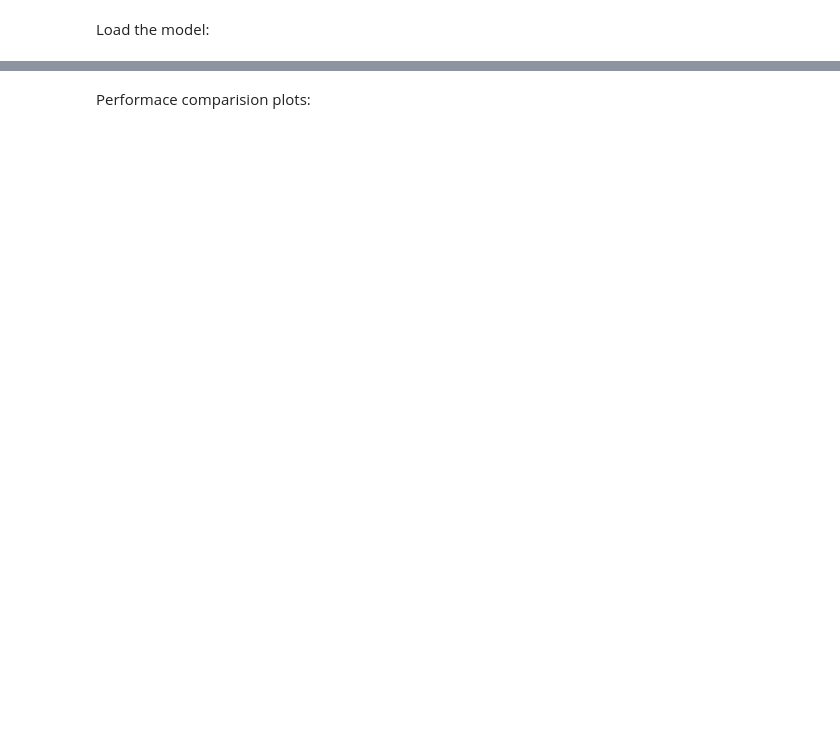
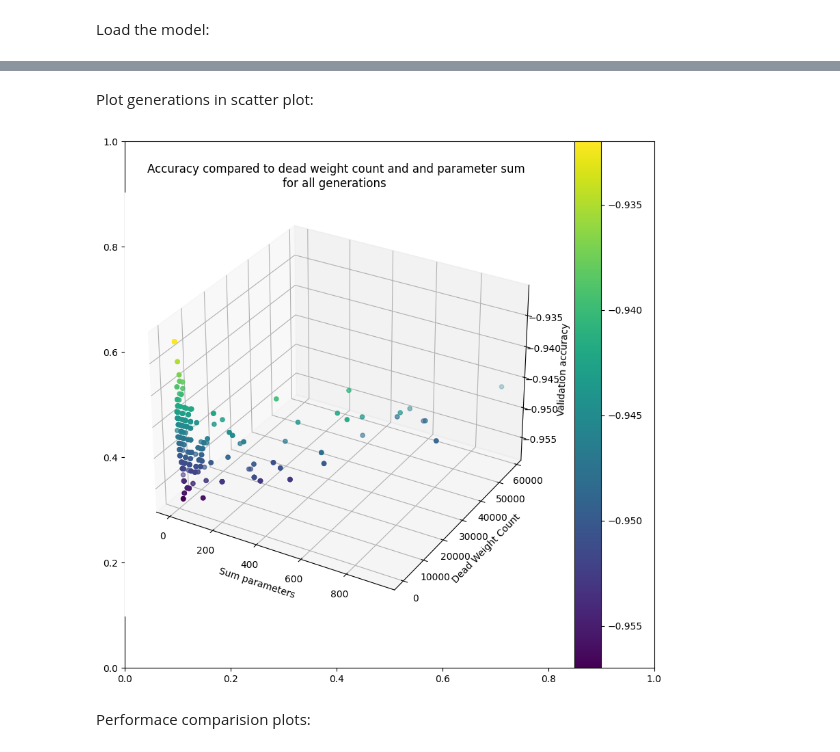
Before and after one commit to felinep/GA_hyperparameter_optimization, a Jupyter notebook: scripts/compare_opt_mlp.ipynb, the cells around one changed output, grey strips where cells are left out. Drawn from its saved outputs; the diff is of its cells as text; code cells hidden in the pictures; blank space fills up the shorter version.

```diff
--- a/scripts/compare_opt_mlp.ipynb
+++ b/scripts/compare_opt_mlp.ipynb
@@ -116,3 +121,43 @@ KeyboardInterrupt:
+# %% [markdown]
+Plot generations in scatter plot:
+# %%
+def get_generation_plot(pickle_name, save_name):
+    fig, ax = plt.subplots(1, 1)
+    fig.set_size_inches(10, 10)
+
+    history_list = pickle.load( open(pickle_name, "rb"))
+
+    for entry in history_list[0]:
+        F = []
+        # for each algorithm object in the history
+        for result_history in history_list:
+
+            # for each algorithm object in the history
+            for entry in result_history:
+                if (len(F) == 0):
+                    F = (entry.pop.get("F"))
+                else:
+                    F = np.append(F, entry.pop.get("F"),axis=0)
+
+    acc = [i[0] for i in F]
+    sum = [i[1] for i in F]
+    dWc = [i[2] for i in F]
+
+    ax = plt.axes(projection = '3d')
+    plot = ax.scatter(sum, dWc, acc, c=acc, cmap='viridis')
+    ax.set_ylabel("Dead Weight Count")
+    ax.set_xlabel("Sum parameters")
+    ax.set_zlabel("Validation accuracy")
+    ax.set_title("Accuracy compared to dead weight count and and parameter sum\nfor all generations ")
+
+    fig.tight_layout
+    fig.colorbar(plot, use_gridspec=True, )
+    fig.savefig(f"{PATH}/plots/{save_name}.png")
+    plt.show()
+
+get_generation_plot(f"{PATH}pickled_data/res-ITIV-set1-20pop-6ly-2023-02-13.p", f"generation_plot_{opt_parameter}")
+# %% [output]
+[figure, added]
 # %% [markdown]
 Performace comparision plots:
 # %%
```
Also changed, not shown: parts of 10 cells of this notebook, 19 other files.
